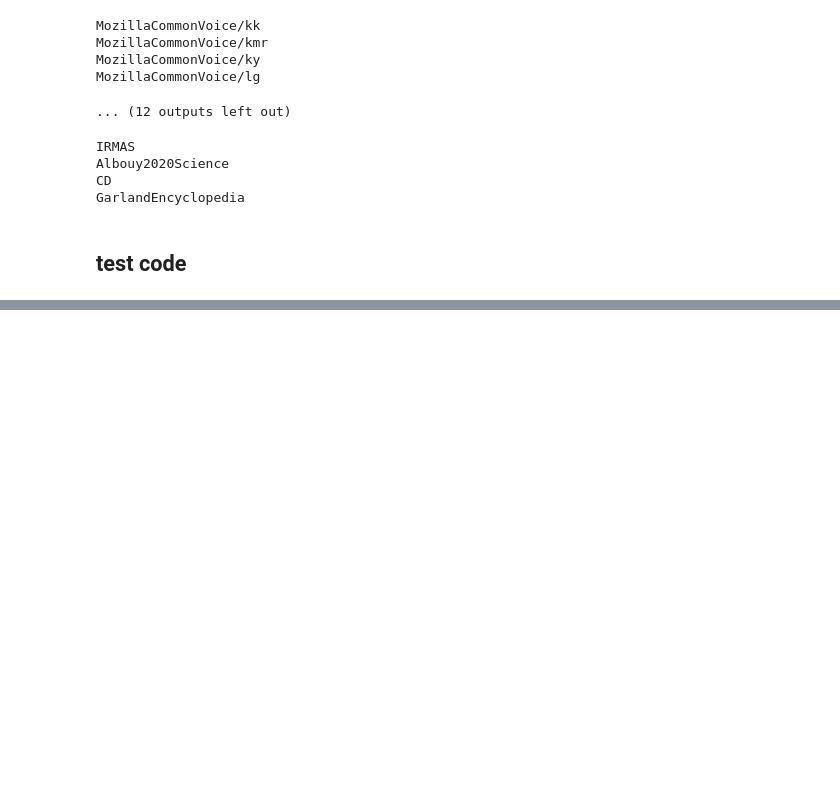
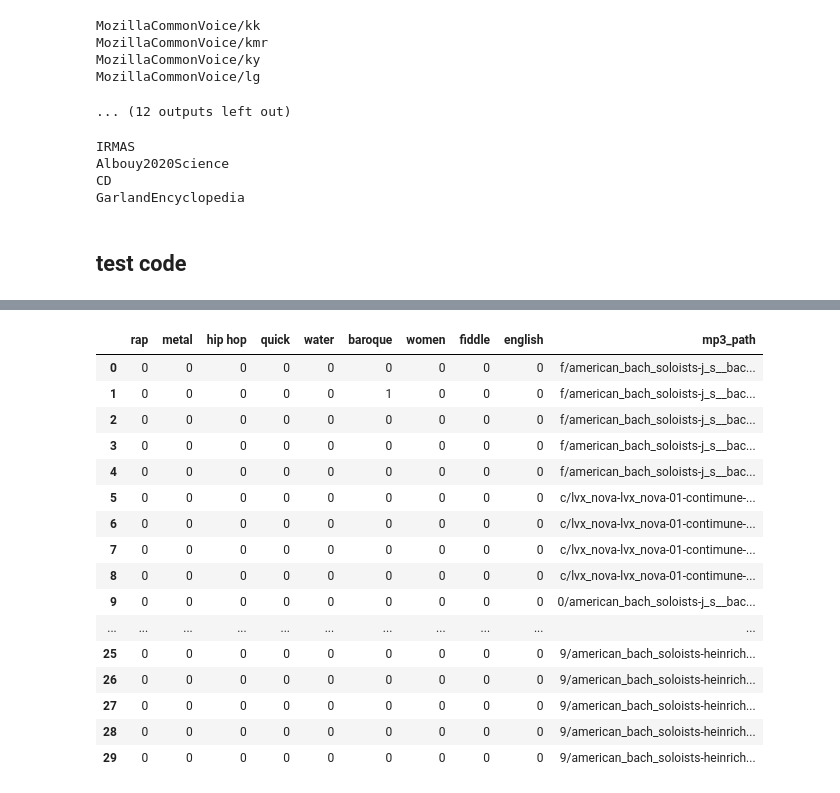
Before and after one commit to curlsloth/MusicSpeech-STM, a Jupyter notebook: STM03_build_meta_data.ipynb, the cells around one changed output, grey strips where cells are left out. Cells and saved outputs as stored; diff of their text form; code cells hidden in the pictures; blank space fills up the shorter version.

```diff
--- a/STM03_build_meta_data.ipynb
+++ b/STM03_build_meta_data.ipynb
@@ -453,7 +455,4 @@ df_all
 # %%
-df_track1 = pd.read_csv('data/musicCorp/ismir04_genre/metadata/development/tracklist.csv', header=None)
-df_track2 = pd.read_csv('data/musicCorp/ismir04_genre/metadata/evaluation/tracklist.csv', header=None)
-df_track3 = pd.read_csv('data/musicCorp/ismir04_genre/metadata/training/tracklist.csv', header=None)
-df_track = pd.concat([df_track1,df_track2,df_track3],ignore_index=True)
-df_track.columns = ['genre', 'speaker/artist', 'album', 'track_name', 'track_num', 'file_name', 'nan']
-df_track
+df_annot = pd.read_csv('data/musicCorp/MagnaTagATune/annotations_final.csv', sep ='\t')
+df_clip = pd.read_csv('data/musicCorp/MagnaTagATune/clip_info_final.csv', sep ='\t')
+df_info = df_clip.merge(df_annot)
@@ -535,0 +503,20 @@ df_all
+# %%
+df_annot.iloc[:30,180:190]
+# %% [output]
+|  | rap | metal | hip hop | quick | water | baroque | women | fiddle | english | mp3_path |
+| 0 | 0 | 0 | 0 | 0 | 0 | 0 | 0 | 0 | 0 | f/american_bach_soloists-j_s__bac... |
+| 1 | 0 | 0 | 0 | 0 | 0 | 1 | 0 | 0 | 0 | f/american_bach_soloists-j_s__bac... |
+| 2 | 0 | 0 | 0 | 0 | 0 | 0 | 0 | 0 | 0 | f/american_bach_soloists-j_s__bac... |
+| 3 | 0 | 0 | 0 | 0 | 0 | 0 | 0 | 0 | 0 | f/american_bach_soloists-j_s__bac... |
+| 4 | 0 | 0 | 0 | 0 | 0 | 0 | 0 | 0 | 0 | f/american_bach_soloists-j_s__bac... |
+| 5 | 0 | 0 | 0 | 0 | 0 | 0 | 0 | 0 | 0 | c/lvx_nova-lvx_nova-01-contimune-... |
+| 6 | 0 | 0 | 0 | 0 | 0 | 0 | 0 | 0 | 0 | c/lvx_nova-lvx_nova-01-contimune-... |
+| 7 | 0 | 0 | 0 | 0 | 0 | 0 | 0 | 0 | 0 | c/lvx_nova-lvx_nova-01-contimune-... |
+| 8 | 0 | 0 | 0 | 0 | 0 | 0 | 0 | 0 | 0 | c/lvx_nova-lvx_nova-01-contimune-... |
+| 9 | 0 | 0 | 0 | 0 | 0 | 0 | 0 | 0 | 0 | 0/american_bach_soloists-j_s__bac... |
+| ... | ... | ... | ... | ... | ... | ... | ... | ... | ... | ... |
+| 25 | 0 | 0 | 0 | 0 | 0 | 0 | 0 | 0 | 0 | 9/american_bach_soloists-heinrich... |
+| 26 | 0 | 0 | 0 | 0 | 0 | 0 | 0 | 0 | 0 | 9/american_bach_soloists-heinrich... |
+| 27 | 0 | 0 | 0 | 0 | 0 | 0 | 0 | 0 | 0 | 9/american_bach_soloists-heinrich... |
+| 28 | 0 | 0 | 0 | 0 | 0 | 0 | 0 | 0 | 0 | 9/american_bach_soloists-heinrich... |
+| 29 | 0 | 0 | 0 | 0 | 0 | 0 | 0 | 0 | 0 | 9/american_bach_soloists-heinrich... |
```
Also changed, not shown: parts of 14 cells of this notebook.
